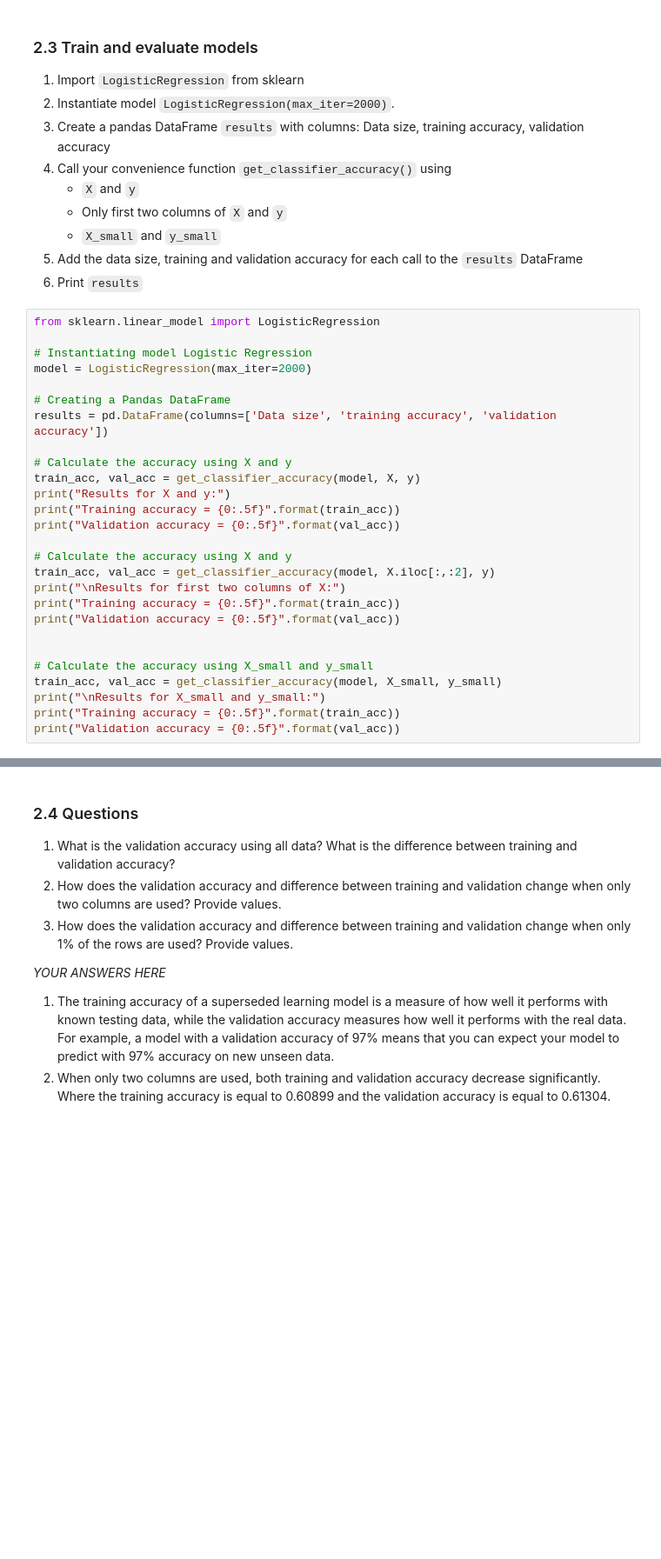
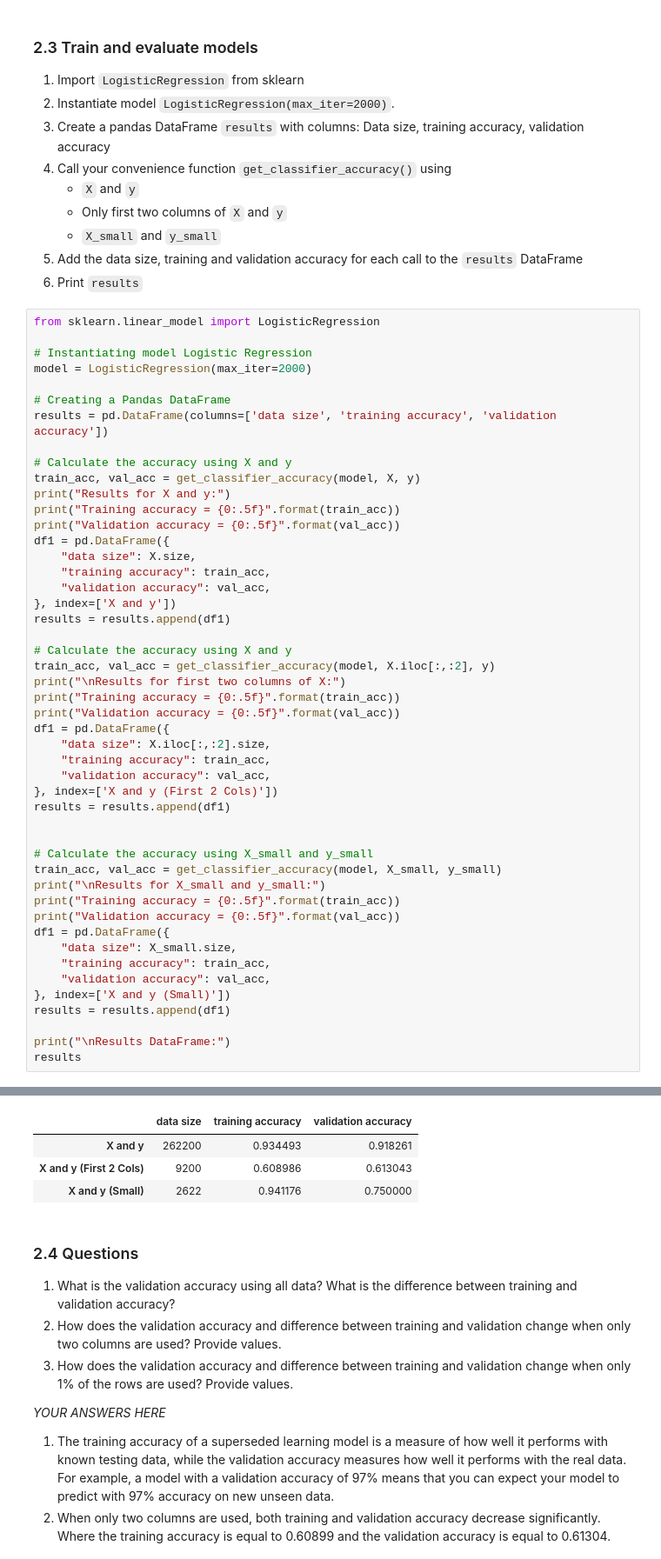
Before and after one commit to StevenD24/ENSF-611-Lab-1, a Jupyter notebook: lab1.ipynb, the cells around one changed output, grey strips where cells are left out. Shown at 87% size. Cells and saved outputs as stored; diff of their text form; blank space fills up the shorter version.

Commit message:
3.3 - Train and evaluate models -> complete

```diff
--- a/lab1.ipynb
+++ b/lab1.ipynb
@@ -139,19 +139,31 @@ from sklearn.linear_model import LogisticRegression
 model = LogisticRegression(max_iter=2000)
 
 # Creating a Pandas DataFrame
-results = pd.DataFrame(columns=['Data size', 'training accuracy', 'validation accuracy'])
+results = pd.DataFrame(columns=['data size', 'training accuracy', 'validation accuracy'])
 
 # Calculate the accuracy using X and y
 train_acc, val_acc = get_classifier_accuracy(model, X, y)
 print("Results for X and y:")
 print("Training accuracy = {0:.5f}".format(train_acc))
 print("Validation accuracy = {0:.5f}".format(val_acc))
+df1 = pd.DataFrame({
+    "data size": X.size,
+    "training accuracy": train_acc,
+    "validation accuracy": val_acc,
+}, index=['X and y'])
+results = results.append(df1)
 
 # Calculate the accuracy using X and y
 train_acc, val_acc = get_classifier_accuracy(model, X.iloc[:,:2], y)
 print("\nResults for first two columns of X:")
 print("Training accuracy = {0:.5f}".format(train_acc))
 print("Validation accuracy = {0:.5f}".format(val_acc))
+df1 = pd.DataFrame({
+    "data size": X.iloc[:,:2].size,
+    "training accuracy": train_acc,
+    "validation accuracy": val_acc,
+}, index=['X and y (First 2 Cols)'])
+results = results.append(df1)
 
 
 # Calculate the accuracy using X_small and y_small
@@ -159,6 +171,15 @@ train_acc, val_acc = get_classifier_accuracy(model, X_small, y_small)
 print("\nResults for X_small and y_small:")
 print("Training accuracy = {0:.5f}".format(train_acc))
 print("Validation accuracy = {0:.5f}".format(val_acc))
+df1 = pd.DataFrame({
+    "data size": X_small.size,
+    "training accuracy": train_acc,
+    "validation accuracy": val_acc,
+}, index=['X and y (Small)'])
+results = results.append(df1)
+
+print("\nResults DataFrame:")
+results
 # %% [output]
 Results for X and y:
 Training accuracy = 0.93449
@@ -174,3 +197,7 @@ Validation accuracy = 0.75000
+|  | data size | training accuracy | validation accuracy |
+| X and y | 262200 | 0.934493 | 0.918261 |
+| X and y (First 2 Cols) | 9200 | 0.608986 | 0.613043 |
+| X and y (Small) | 2622 | 0.941176 | 0.750000 |
 # %% [markdown]
 ### 2.4 Questions
 1. What is the validation accuracy using all data? What is the difference between training and validation accuracy?
```
Also changed, not shown: parts of 6 cells of this notebook.
